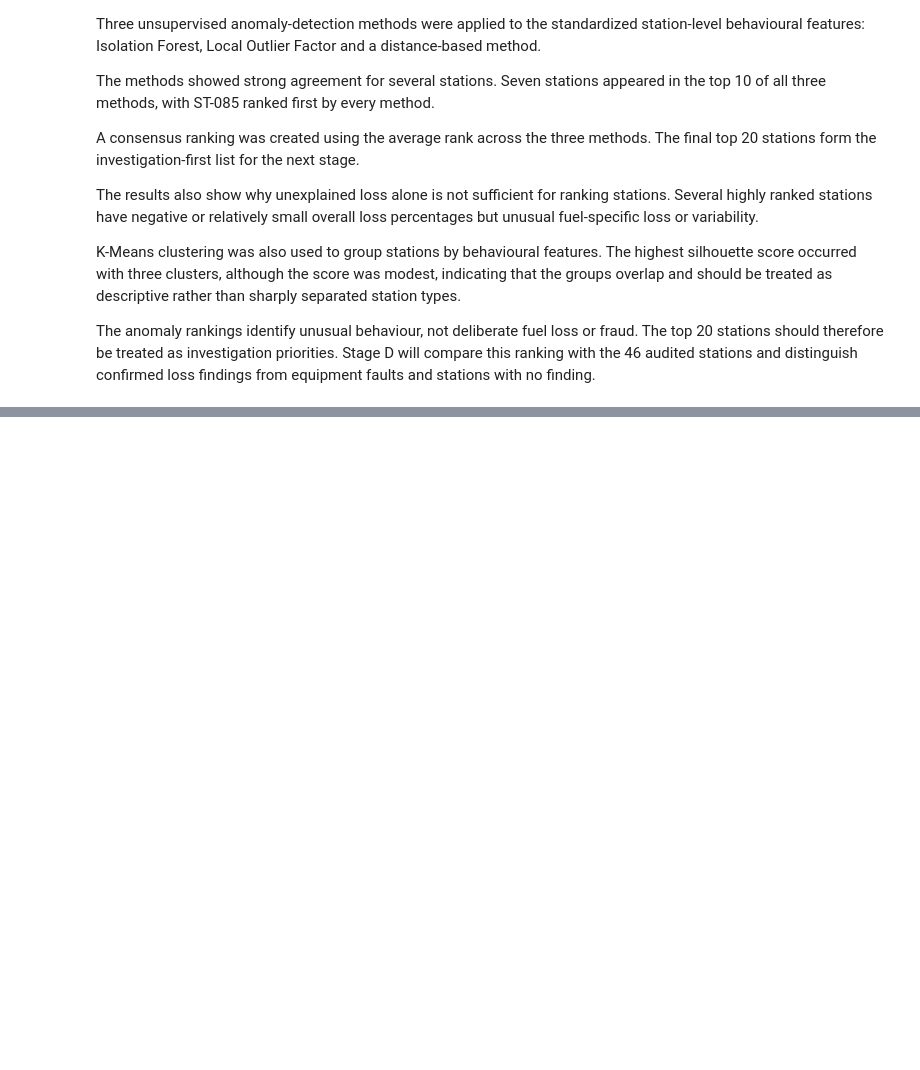
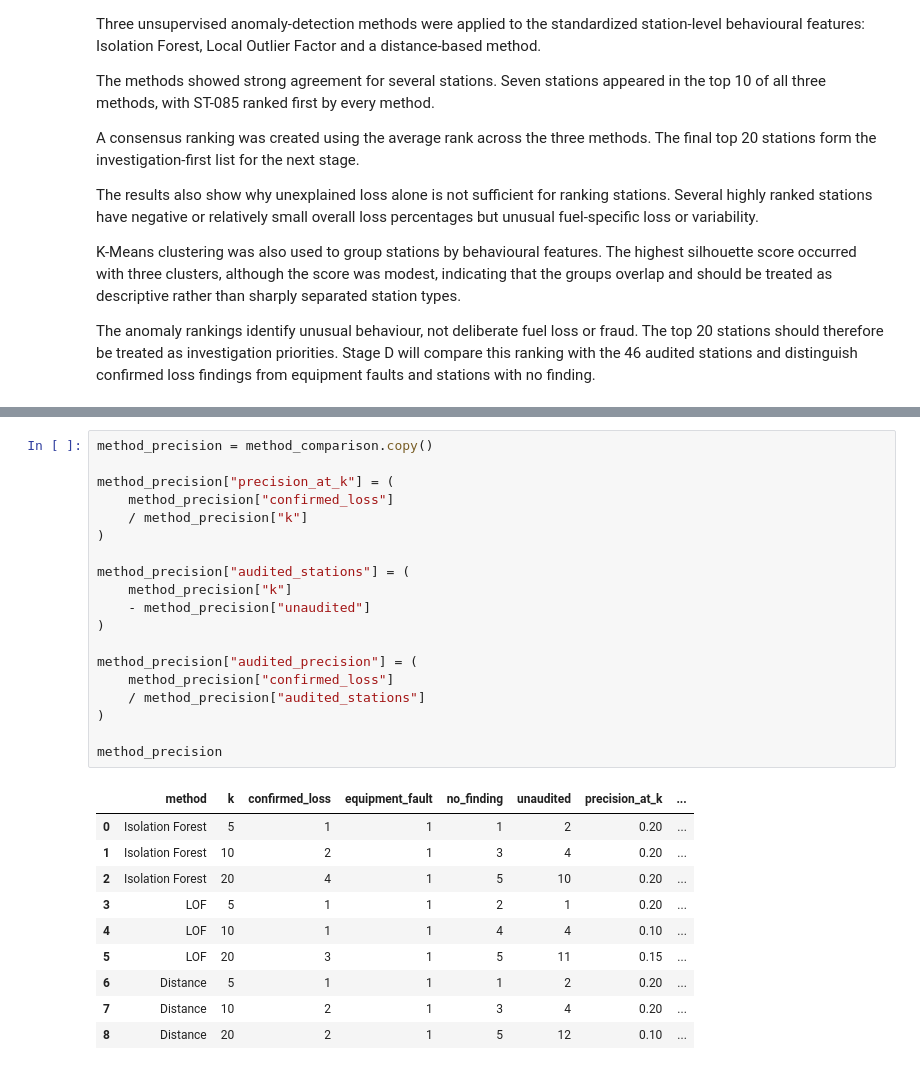
Before and after one commit to moforrochelle/skye8-ds-mofor-rochelle, a Jupyter notebook: notebooks/fuel_reconciliation.ipynb, the cells around one changed output, grey strips where cells are left out. Cells and saved outputs as stored; diff of their text form; blank space fills up the shorter version.

```diff
--- a/notebooks/fuel_reconciliation.ipynb
+++ b/notebooks/fuel_reconciliation.ipynb
@@ -1762,0 +2001,30 @@ equipment faults and stations with no finding.
+# %%
+method_precision = method_comparison.copy()
+
+method_precision["precision_at_k"] = (
+    method_precision["confirmed_loss"]
+    / method_precision["k"]
+)
+
+method_precision["audited_stations"] = (
+    method_precision["k"]
+    - method_precision["unaudited"]
+)
+
+method_precision["audited_precision"] = (
+    method_precision["confirmed_loss"]
+    / method_precision["audited_stations"]
+)
+
+method_precision
+# %% [output]
+|  | method | k | confirmed_loss | equipment_fault | no_finding | unaudited | precision_at_k | ... |
+| 0 | Isolation Forest | 5 | 1 | 1 | 1 | 2 | 0.20 | ... |
+| 1 | Isolation Forest | 10 | 2 | 1 | 3 | 4 | 0.20 | ... |
+| 2 | Isolation Forest | 20 | 4 | 1 | 5 | 10 | 0.20 | ... |
+| 3 | LOF | 5 | 1 | 1 | 2 | 1 | 0.20 | ... |
+| 4 | LOF | 10 | 1 | 1 | 4 | 4 | 0.10 | ... |
+| 5 | LOF | 20 | 3 | 1 | 5 | 11 | 0.15 | ... |
+| 6 | Distance | 5 | 1 | 1 | 1 | 2 | 0.20 | ... |
+| 7 | Distance | 10 | 2 | 1 | 3 | 4 | 0.20 | ... |
+| 8 | Distance | 20 | 2 | 1 | 5 | 12 | 0.10 | ... |
```
Also changed, not shown: parts of 32 cells of this notebook.
